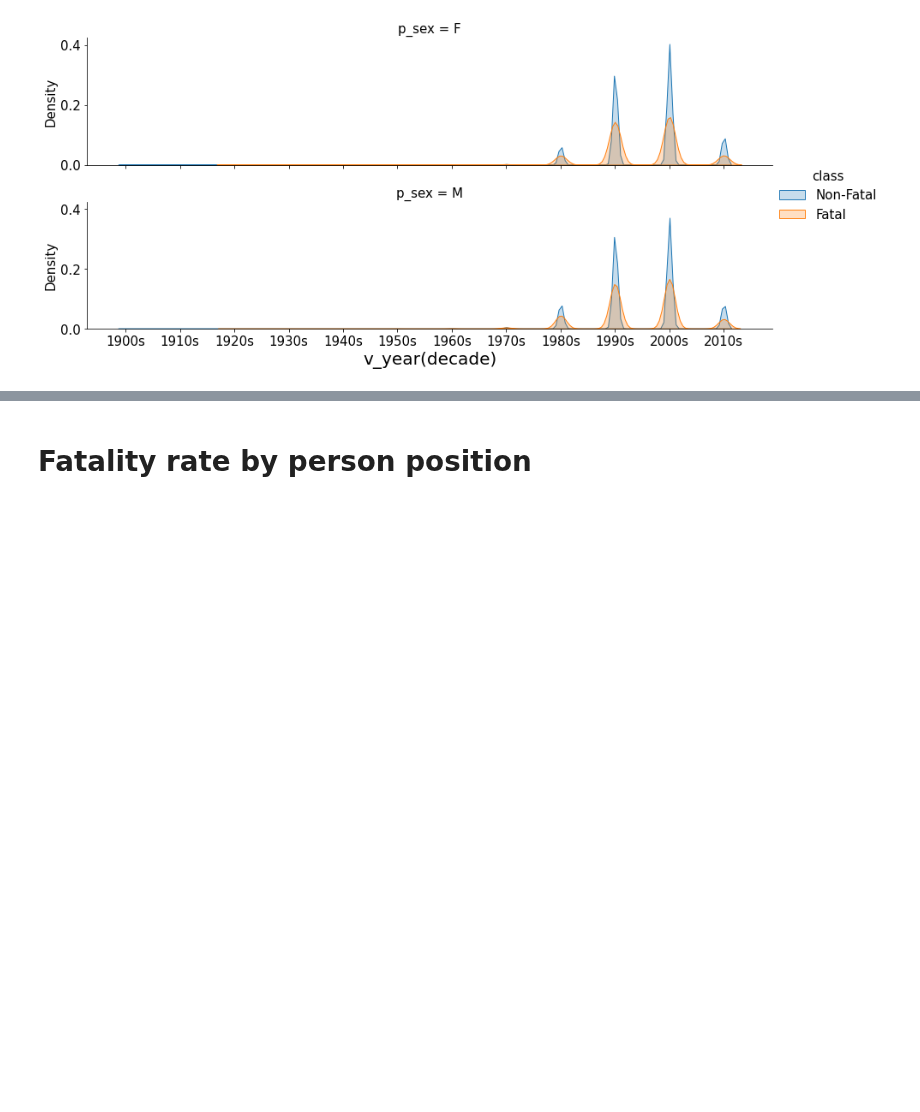
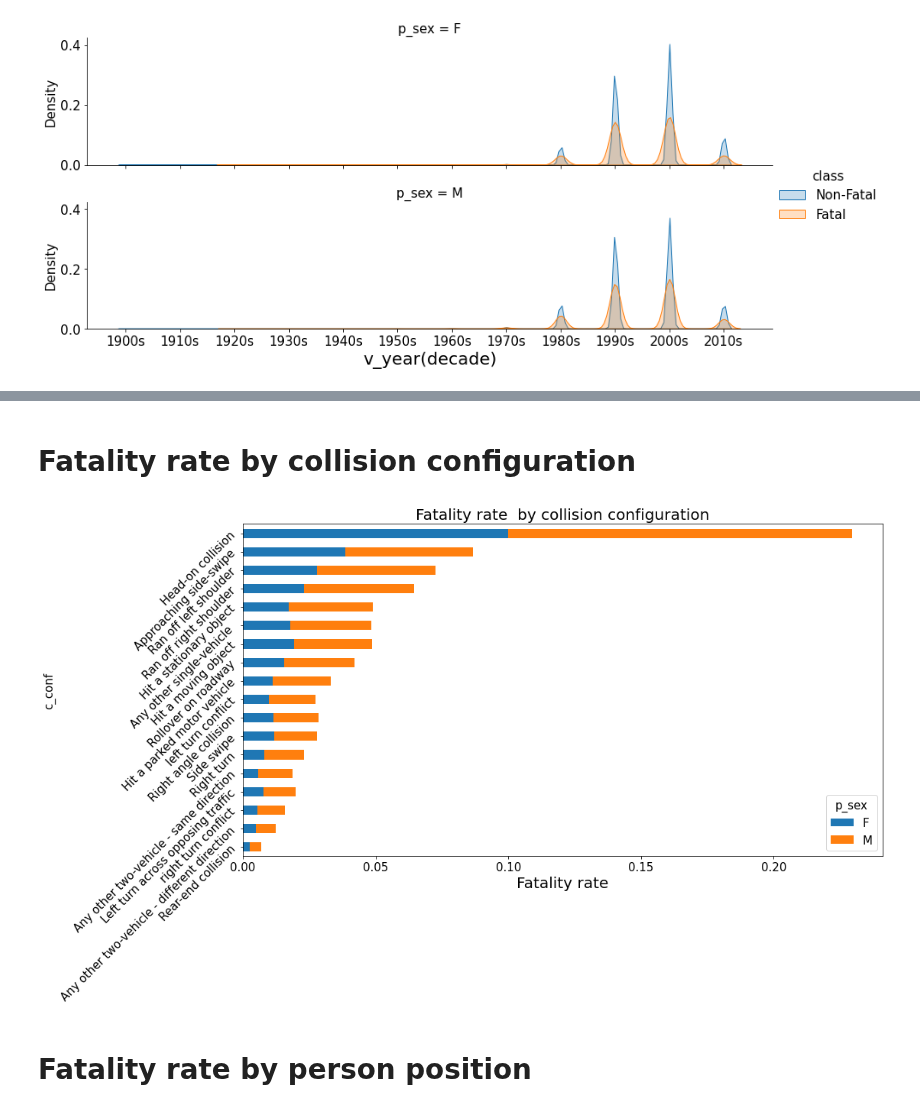
Before and after one commit to Owerre/imbalanced-learning, a Jupyter notebook: canada-collision/notebooks/03-eda.ipynb, the cells around one changed output, grey strips where cells are left out. Saved outputs shown, nothing was run; the diff lists cells and outputs as text; code cells hidden in the pictures; blank space fills up the shorter version.

```diff
--- a/canada-collision/notebooks/03-eda.ipynb
+++ b/canada-collision/notebooks/03-eda.ipynb
@@ -325,5 +323,19 @@ plt.savefig('../image/fig1c.png')
 <Figure size 432x288 with 0 Axes>
 [figure]
+# %% [markdown]
+# Fatality rate by collision configuration
+# %%
+#  Plot figure
+table_year = df.pivot_table('class', index = 'c_conf', columns = 'p_sex', aggfunc = 'mean')
+table_year.sort_values(by =['M']).plot(kind = 'barh', stacked = True,figsize = (15,8))
+
+plt.xlabel('Fatality rate', fontsize = 20)
+# plt.ylabel('collision configuration', fontsize = 20)
+plt.title('Fatality rate  by collision configuration', fontsize = 20)
+plt.yticks(rotation = 45)
+plt.savefig('../image/fig_conf.png')
+# %% [output]
+[figure, added]
 # %% [markdown]
 # Fatality rate by person position
 # %%
```
Also changed, not shown: parts of 16 cells of this notebook, 10 other files.
